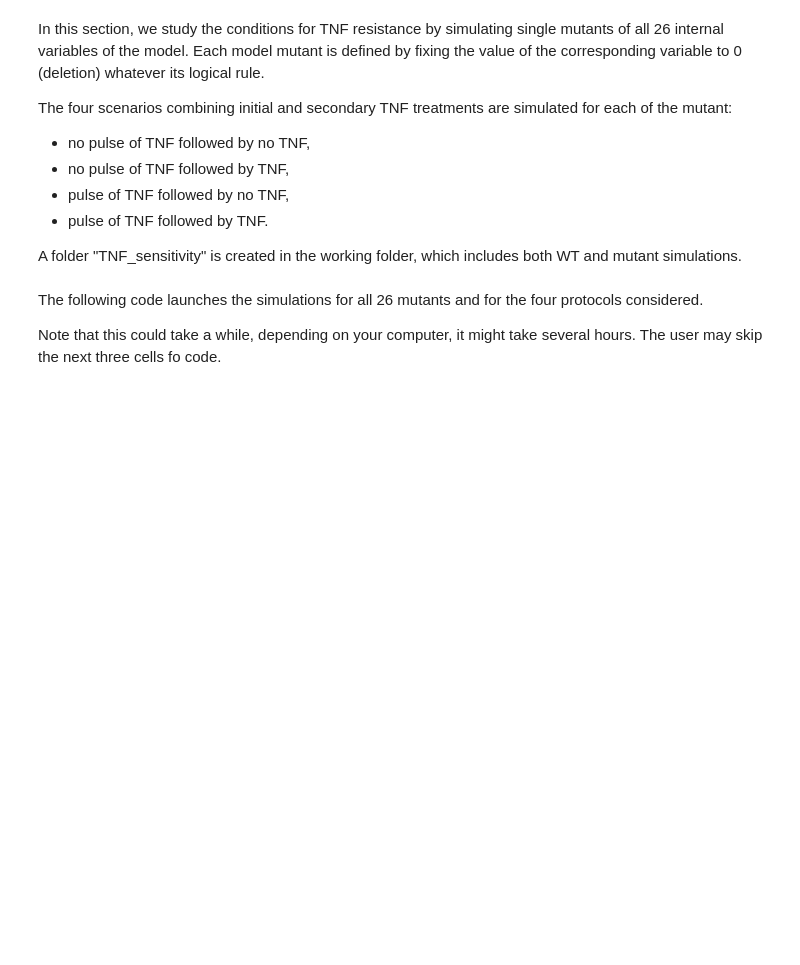
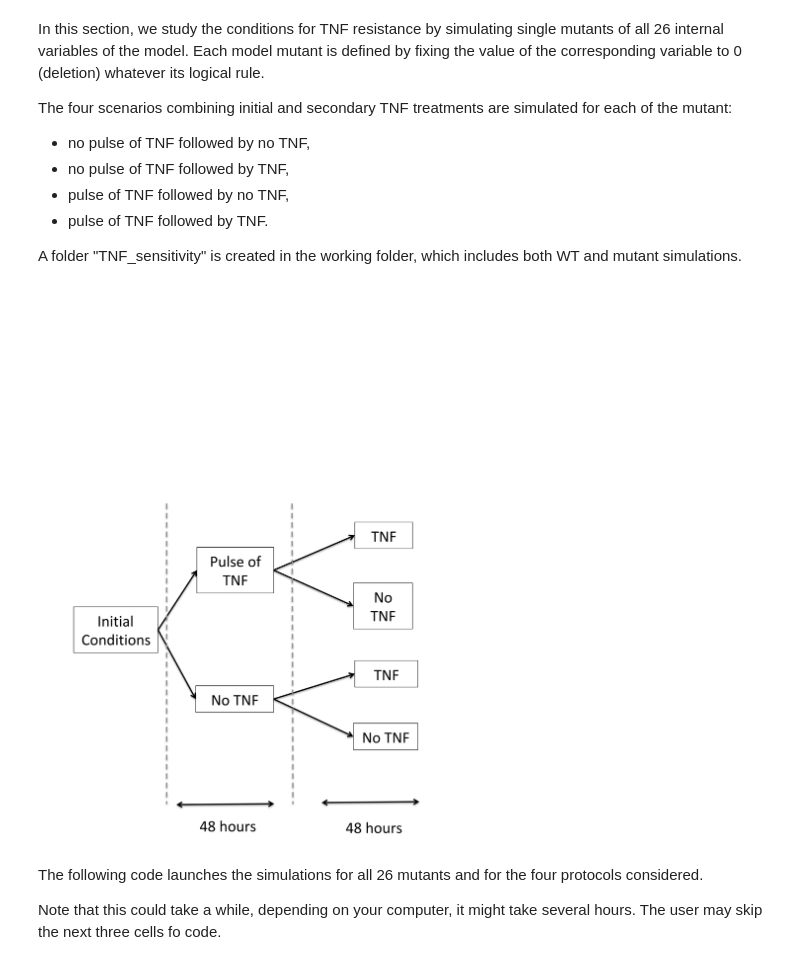
Before and after one commit to sysbio-curie/UPMaBoSS-docker, a Jupyter notebook: CellFate/CellFateModel_uppmaboss.ipynb, the cells around one changed output. Cells and saved outputs as stored; diff of their text form; code cells hidden in the pictures; blank space fills up the shorter version.

```diff
--- a/CellFate/CellFateModel_uppmaboss.ipynb
+++ b/CellFate/CellFateModel_uppmaboss.ipynb
@@ -282,6 +295,11 @@ The four scenarios combining initial and secondary TNF treatments are simulated
 - pulse of TNF followed by TNF.
 
 A folder "TNF_sensitivity" is created in the working folder, which includes both WT and mutant simulations.
+# %%
+from IPython.display import Image
+Image(filename='Figure6.png')
+# %% [output]
+[figure, added]
 # %%
 workdir = 'TNF_sensitivity'
 
```
Also changed, not shown: parts of 10 cells of this notebook.
